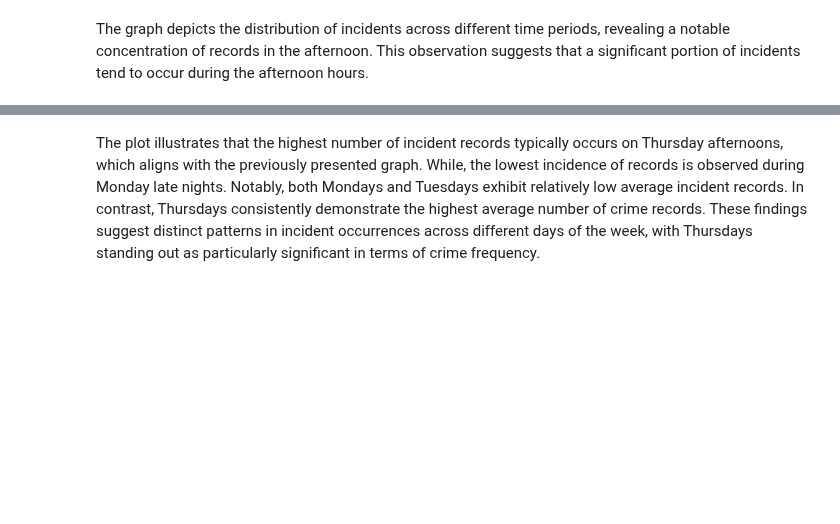
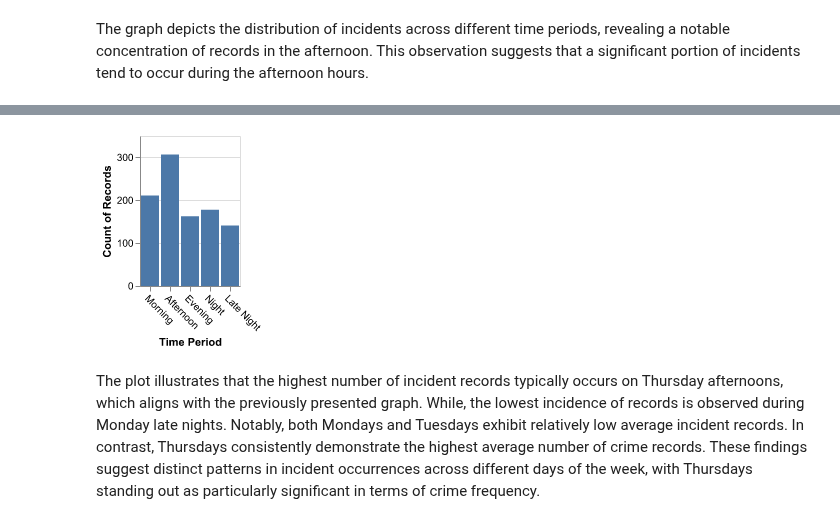
Before and after one commit to DSCI-310-2024/DSCI-310_group-10_crime-prediction, a Jupyter notebook: src/time_period_crime.ipynb, the cells around one changed output, grey strips where cells are left out. Cells and saved outputs as stored; diff of their text form; code cells hidden in the pictures; blank space fills up the shorter version.

```diff
--- a/src/time_period_crime.ipynb
+++ b/src/time_period_crime.ipynb
@@ -242,6 +242,6 @@ time_period_dist = alt.Chart(data).mark_bar().encode(
 ).configure_axisX(
     labelAngle=45
 ).properties(title='Chart 1: The distribution of Time Period')
-#Image('../visualizations/chart1.png')
-time_period_dist
+Image('../results/time_period_plot.png')
+#time_period_dist
 # %% [output]
@@ -249,3 +248,4 @@ time_period_dist
+[figure, added]
 # %% [markdown]
 The plot illustrates that the highest number of incident records typically occurs on Thursday afternoons, which aligns with the previously presented graph. While, the lowest incidence of records is observed during Monday late nights. Notably, both Mondays and Tuesdays exhibit relatively low average incident records. In contrast, Thursdays consistently demonstrate the highest average number of crime records. These findings suggest distinct patterns in incident occurrences across different days of the week, with Thursdays standing out as particularly significant in terms of crime frequency.
 # %%
```
Also changed, not shown: parts of 5 cells of this notebook, 8 other files.
